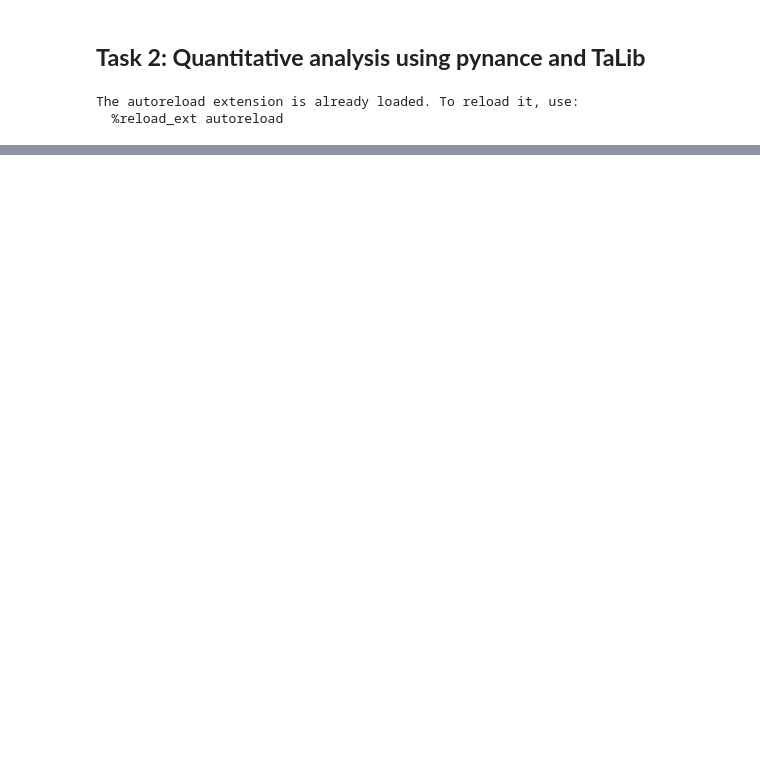
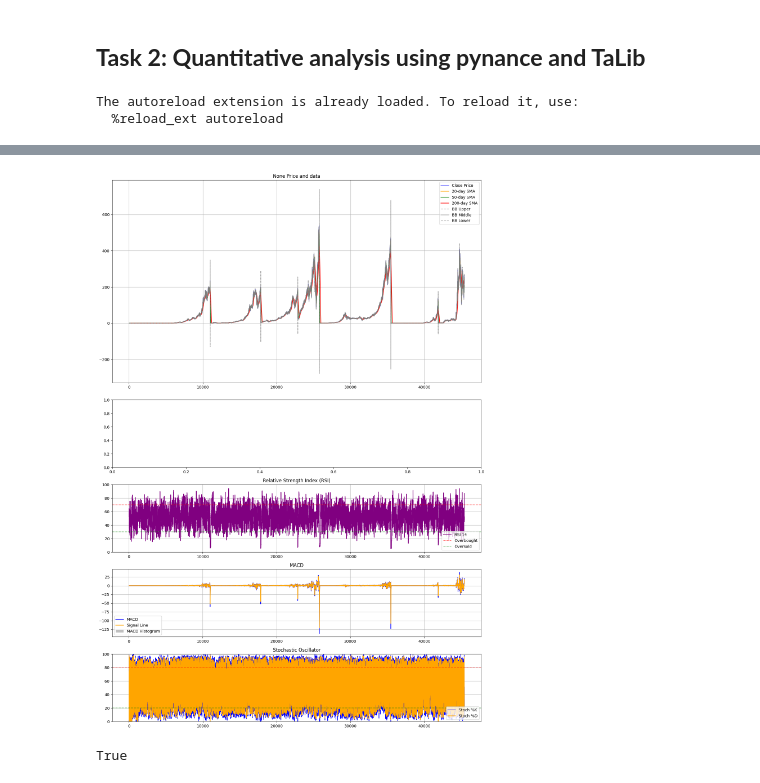
Before and after one commit to Jonepeter/Predicting-Price-Moves-with-News-Sentiment, a Jupyter notebook: notebooks/stock_price_analysis.ipynb, the cells around one changed output, grey strips where cells are left out. Cells and saved outputs as stored; diff of their text form; code cells hidden in the pictures; blank space fills up the shorter version.

```diff
--- a/notebooks/stock_price_analysis.ipynb
+++ b/notebooks/stock_price_analysis.ipynb
@@ -228,0 +74,6 @@ LookupError:
+# %%
+# visualizing indicators using plot
+analysis.visualize_data()
+# %% [output]
+[figure, added]
+True
```
Also changed, not shown: parts of 23 cells of this notebook.
